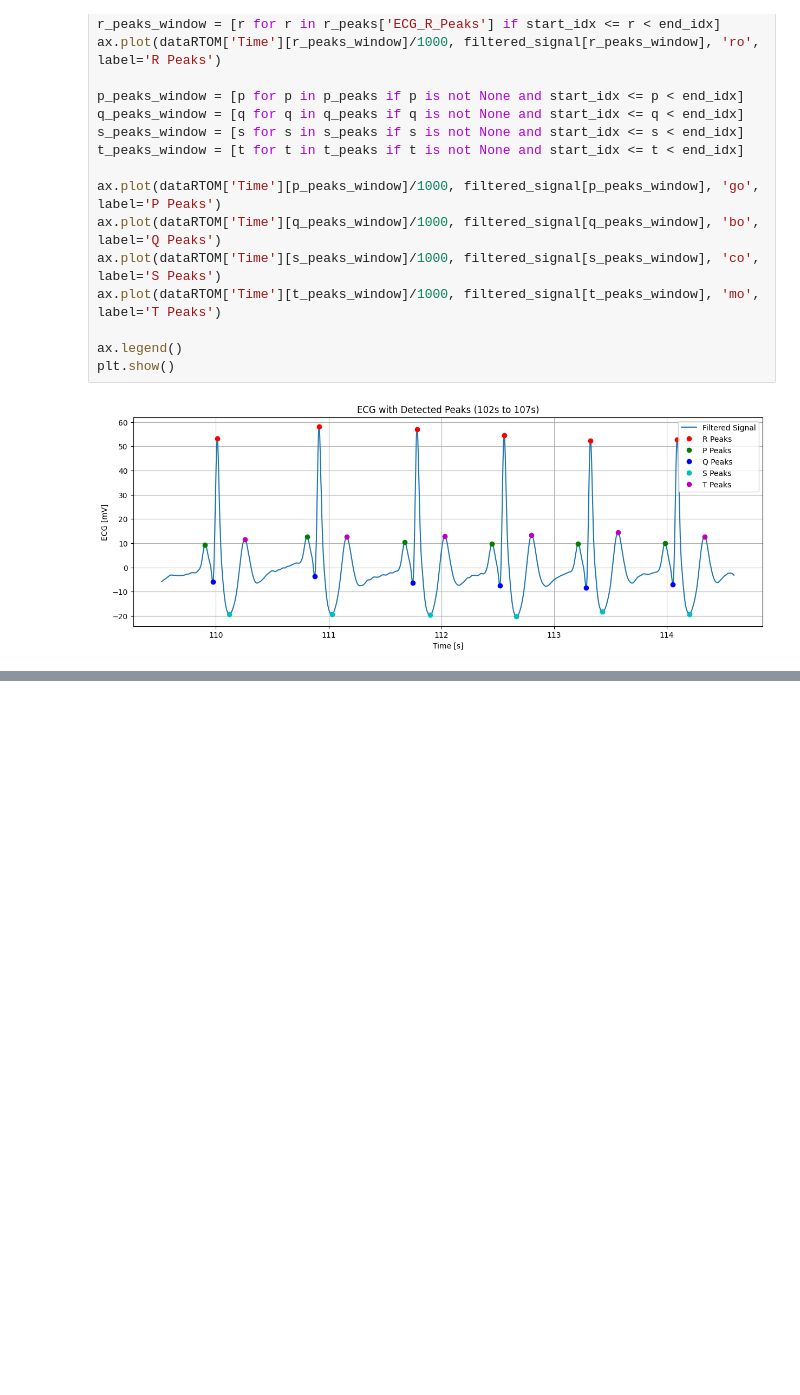
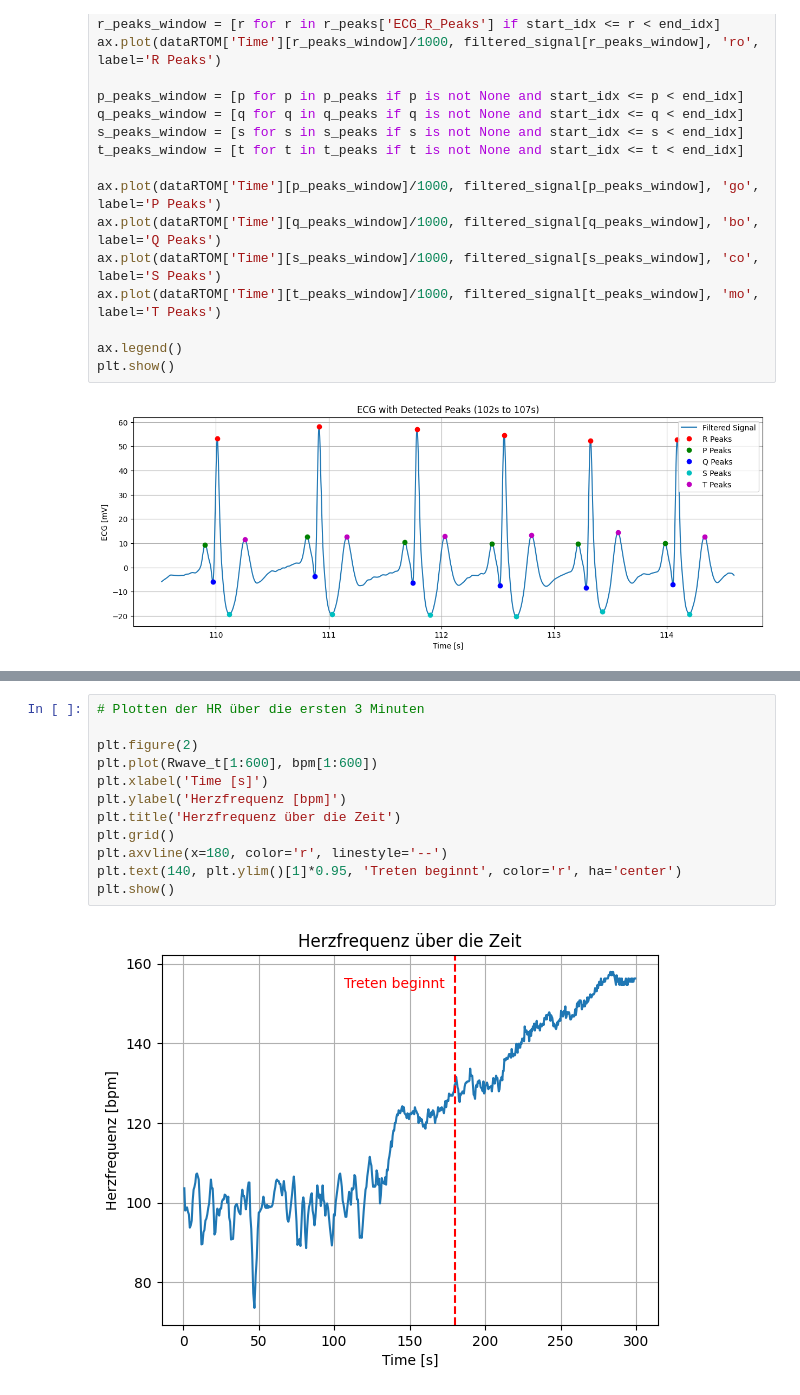
Before and after one commit to tomperg/Biosignalverarbeitung_Selbsthilfegruppe, a Jupyter notebook: Assignment2_Abgabe.ipynb, the cells around one changed output, grey strips where cells are left out. Cells and saved outputs as stored; diff of their text form; blank space fills up the shorter version.

```diff
--- a/Assignment2_Abgabe.ipynb
+++ b/Assignment2_Abgabe.ipynb
@@ -313,0 +412,14 @@ plt.show()
+# %%
+# Plotten der HR über die ersten 3 Minuten
+
+plt.figure(2)
+plt.plot(Rwave_t[1:600], bpm[1:600])
+plt.xlabel('Time [s]')
+plt.ylabel('Herzfrequenz [bpm]')
+plt.title('Herzfrequenz über die Zeit')
+plt.grid()
+plt.axvline(x=180, color='r', linestyle='--')
+plt.text(140, plt.ylim()[1]*0.95, 'Treten beginnt', color='r', ha='center')
+plt.show()
+# %% [output]
+[figure, added]
```
Also changed, not shown: parts of 10 cells of this notebook, 1 other file.
